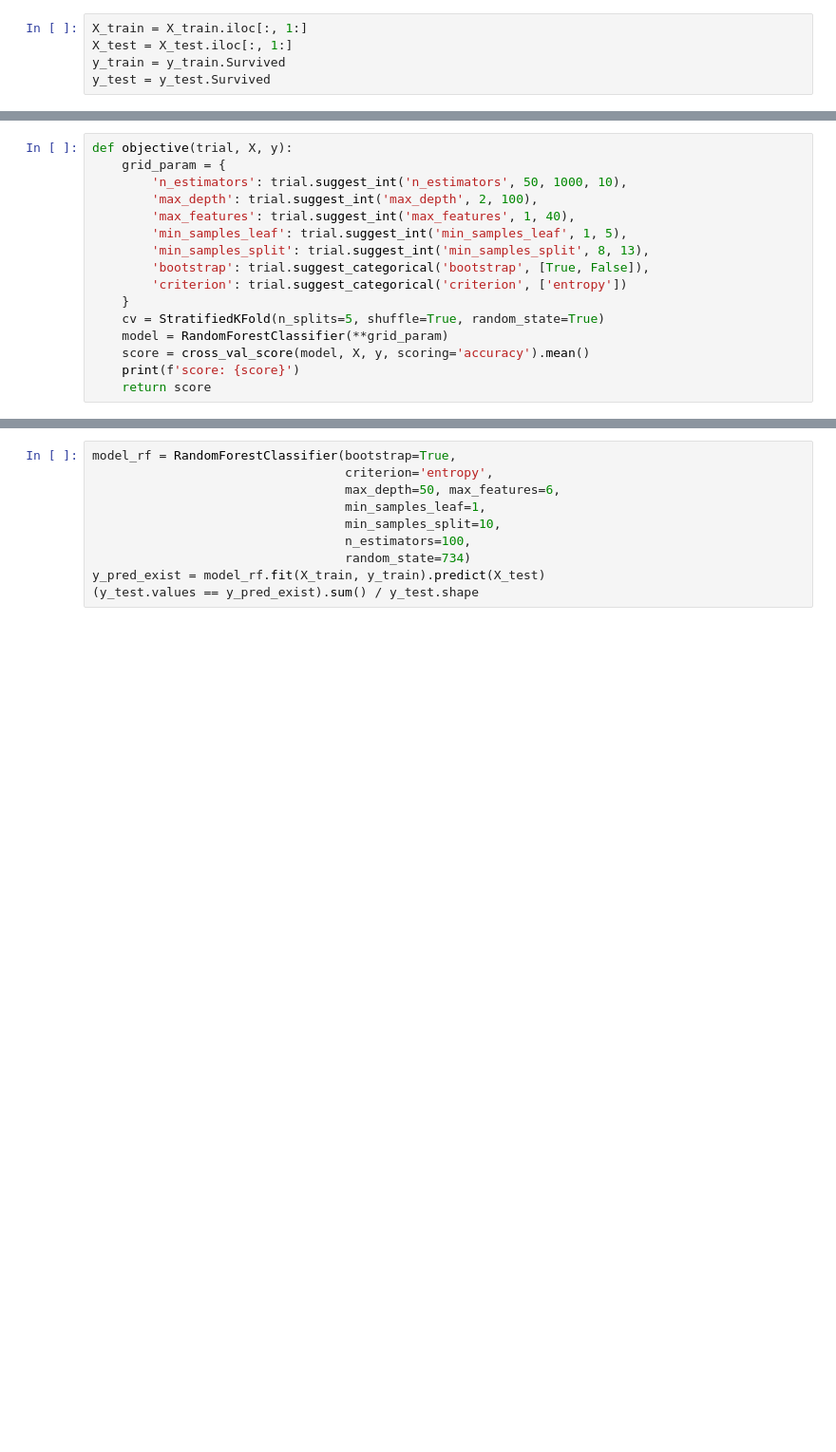
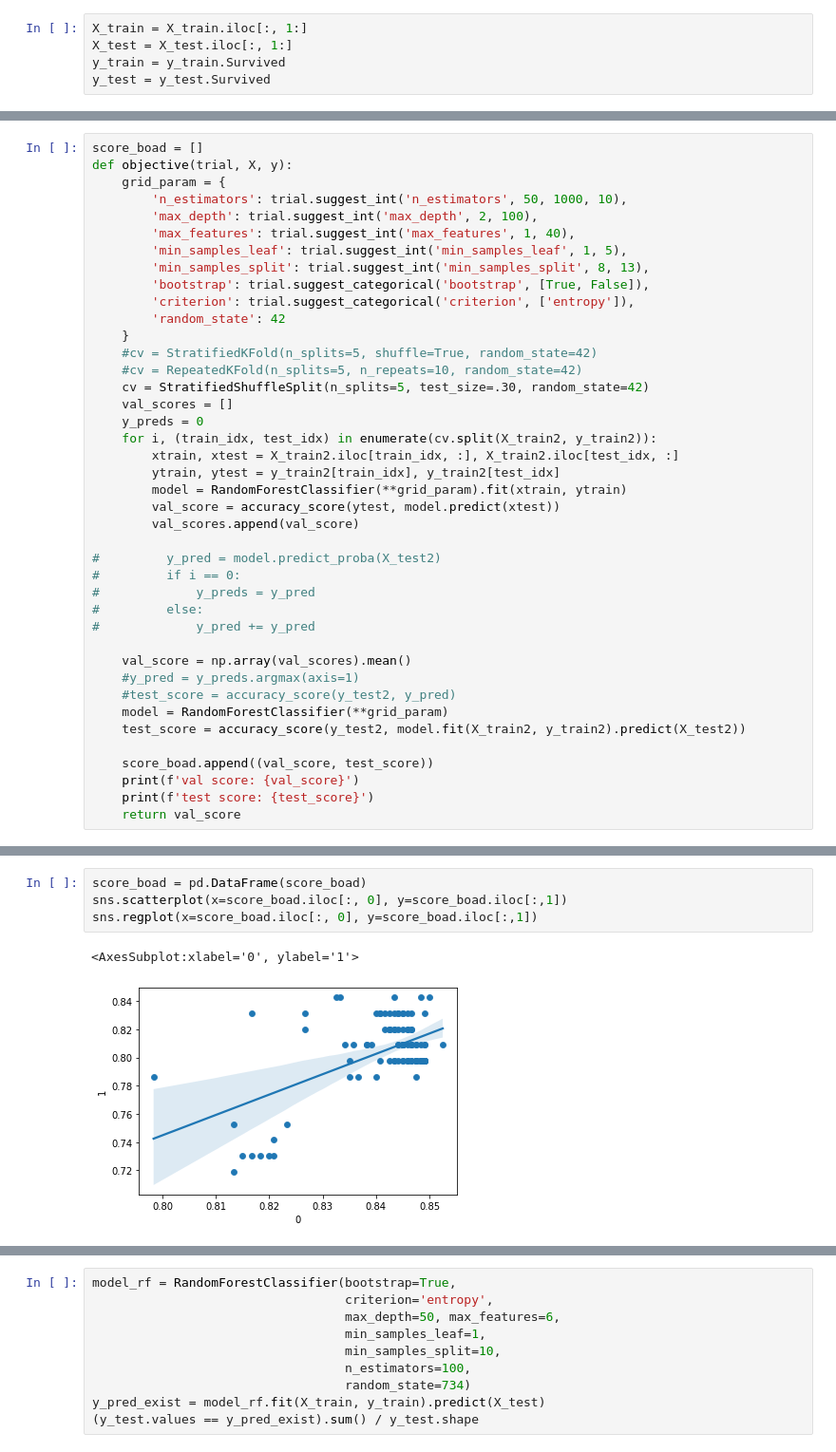
Before and after one commit to darooty/TIL, a Jupyter notebook: Model Tuning/Optuna/Untitled.ipynb, the cells around one changed output, grey strips where cells are left out. Shown at 95% size. Saved outputs shown, nothing was run; the diff lists cells and outputs as text; blank space fills up the shorter version.

```diff
--- a/Model Tuning/Optuna/Untitled.ipynb
+++ b/Model Tuning/Optuna/Untitled.ipynb
@@ -20,4 +26,5 @@ y_test = y_test.Survived
 # %%
+score_boad = []
 def objective(trial, X, y):
     grid_param = {
         'n_estimators': trial.suggest_int('n_estimators', 50, 1000, 10),
@@ -26,13 +33,37 @@ def objective(trial, X, y):
         'min_samples_leaf': trial.suggest_int('min_samples_leaf', 1, 5),
         'min_samples_split': trial.suggest_int('min_samples_split', 8, 13),
         'bootstrap': trial.suggest_categorical('bootstrap', [True, False]),
-        'criterion': trial.suggest_categorical('criterion', ['entropy'])
+        'criterion': trial.suggest_categorical('criterion', ['entropy']),
+        'random_state': 42
     }
-    cv = StratifiedKFold(n_splits=5, shuffle=True, random_state=True)
+    #cv = StratifiedKFold(n_splits=5, shuffle=True, random_state=42)
+    #cv = RepeatedKFold(n_splits=5, n_repeats=10, random_state=42)
+    cv = StratifiedShuffleSplit(n_splits=5, test_size=.30, random_state=42)
+    val_scores = []
+    y_preds = 0
+    for i, (train_idx, test_idx) in enumerate(cv.split(X_train2, y_train2)):
+        xtrain, xtest = X_train2.iloc[train_idx, :], X_train2.iloc[test_idx, :]
+        ytrain, ytest = y_train2[train_idx], y_train2[test_idx]
+        model = RandomForestClassifier(**grid_param).fit(xtrain, ytrain)
+        val_score = accuracy_score(ytest, model.predict(xtest))
+        val_scores.append(val_score)
+
+#         y_pred = model.predict_proba(X_test2)
+#         if i == 0:
+#             y_preds = y_pred
+#         else:
+#             y_pred += y_pred
+
+    val_score = np.array(val_scores).mean()
+    #y_pred = y_preds.argmax(axis=1)
+    #test_score = accuracy_score(y_test2, y_pred)
     model = RandomForestClassifier(**grid_param)
-    score = cross_val_score(model, X, y, scoring='accuracy').mean()
-    print(f'score: {score}')
-    return score
+    test_score = accuracy_score(y_test2, model.fit(X_train2, y_train2).predict(X_test2))
+
+    score_boad.append((val_score, test_score))
+    print(f'val score: {val_score}')
+    print(f'test score: {test_score}')
+    return val_score
 # %%
 optimize = partial(objective, X=X_train, y=y_train)
 study = optuna.create_study(direction='maximize')
@@ -58,0 +112,7 @@ score: 0.8346664127467784
+# %%
+score_boad = pd.DataFrame(score_boad)
+sns.scatterplot(x=score_boad.iloc[:, 0], y=score_boad.iloc[:,1])
+sns.regplot(x=score_boad.iloc[:, 0], y=score_boad.iloc[:,1])
+# %% [output]
+<AxesSubplot:xlabel='0', ylabel='1'>
+[figure, added]
```
Also changed, not shown: parts of 12 cells of this notebook.
